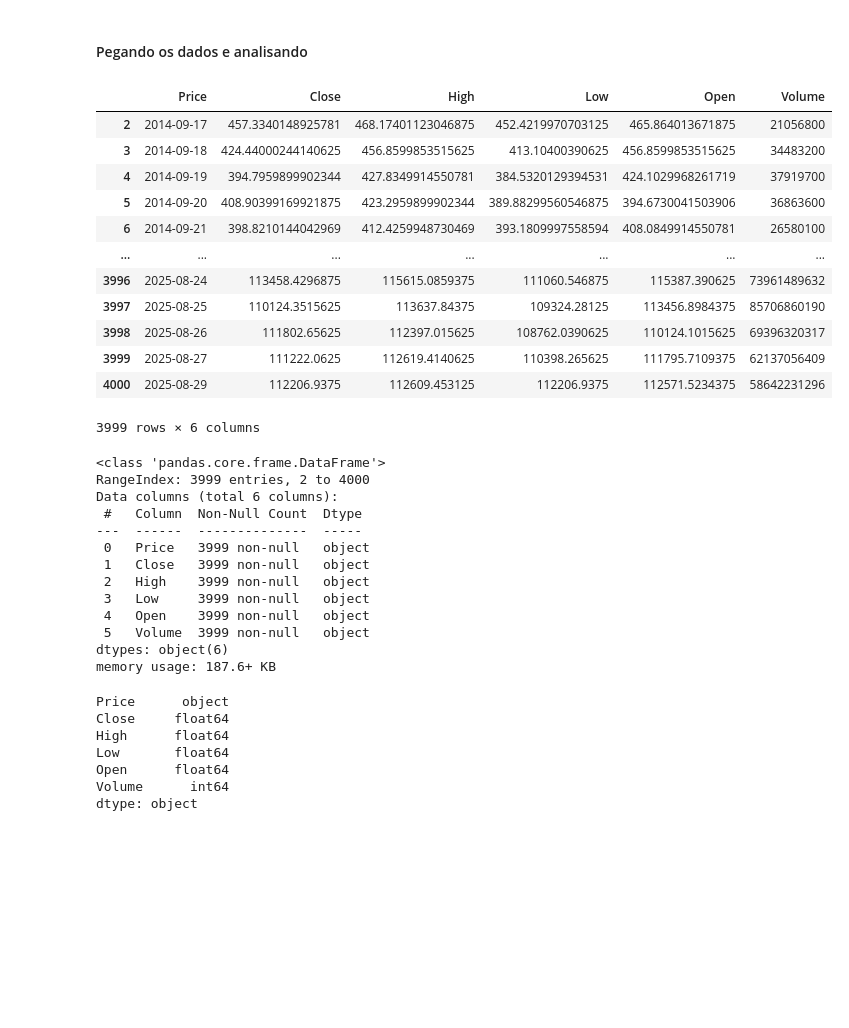
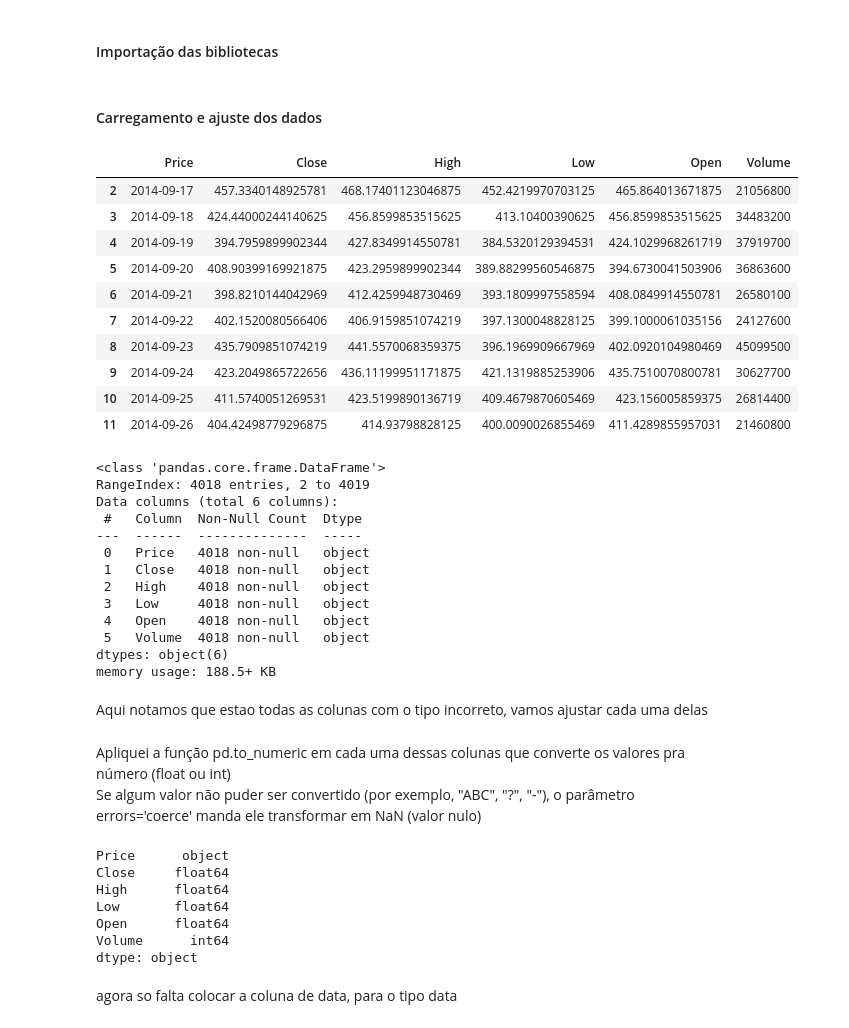
Before and after one commit to gusdiaso/crypto_predict, a Jupyter notebook: bitcoin.ipynb, the cells around one changed output. Cells and saved outputs as stored; diff of their text form; code cells hidden in the pictures; blank space fills up the shorter version.

```diff
--- a/bitcoin.ipynb
+++ b/bitcoin.ipynb
@@ -1,2 +1,2 @@
-# %% [markdown]
-#### Pegando os dados e analisando
+# %% [markdown]
+#### Importação das bibliotecas
@@ -3,38 +9,38 @@
+# %% [markdown]
+#### Carregamento e ajuste dos dados
 # %%
-import pandas as pd
-
-bitcoin = pd.read_csv('./data/BTC-USD.csv')
-bitcoin = bitcoin.iloc[2:,:]
-bitcoin
+df = pd.read_csv('./data/BTC-USD.csv')
+df = df.iloc[2:,:]
+df.head(10)
 # %% [output]
 |  | Price | Close | High | Low | Open | Volume |
 | 2 | 2014-09-17 | 457.3340148925781 | 468.17401123046875 | 452.4219970703125 | 465.864013671875 | 21056800 |
 | 3 | 2014-09-18 | 424.44000244140625 | 456.8599853515625 | 413.10400390625 | 456.8599853515625 | 34483200 |
 | 4 | 2014-09-19 | 394.7959899902344 | 427.8349914550781 | 384.5320129394531 | 424.1029968261719 | 37919700 |
 | 5 | 2014-09-20 | 408.90399169921875 | 423.2959899902344 | 389.88299560546875 | 394.6730041503906 | 36863600 |
 | 6 | 2014-09-21 | 398.8210144042969 | 412.4259948730469 | 393.1809997558594 | 408.0849914550781 | 26580100 |
-| ... | ... | ... | ... | ... | ... | ... |
-| 3996 | 2025-08-24 | 113458.4296875 | 115615.0859375 | 111060.546875 | 115387.390625 | 73961489632 |
-| 3997 | 2025-08-25 | 110124.3515625 | 113637.84375 | 109324.28125 | 113456.8984375 | 85706860190 |
-| 3998 | 2025-08-26 | 111802.65625 | 112397.015625 | 108762.0390625 | 110124.1015625 | 69396320317 |
-| 3999 | 2025-08-27 | 111222.0625 | 112619.4140625 | 110398.265625 | 111795.7109375 | 62137056409 |
-| 4000 | 2025-08-29 | 112206.9375 | 112609.453125 | 112206.9375 | 112571.5234375 | 58642231296 |
+| 7 | 2014-09-22 | 402.1520080566406 | 406.9159851074219 | 397.1300048828125 | 399.1000061035156 | 24127600 |
+| 8 | 2014-09-23 | 435.7909851074219 | 441.5570068359375 | 396.1969909667969 | 402.0920104980469 | 45099500 |
+| 9 | 2014-09-24 | 423.2049865722656 | 436.11199951171875 | 421.1319885253906 | 435.7510070800781 | 30627700 |
+| 10 | 2014-09-25 | 411.5740051269531 | 423.5199890136719 | 409.4679870605469 | 423.156005859375 | 26814400 |
+| 11 | 2014-09-26 | 404.42498779296875 | 414.93798828125 | 400.0090026855469 | 411.4289855957031 | 21460800 |
-3999 rows × 6 columns
 # %%
-bitcoin.info()
+df.info()
 # %% [output]
 <class 'pandas.core.frame.DataFrame'>
-RangeIndex: 3999 entries, 2 to 4000
+RangeIndex: 4018 entries, 2 to 4019
 Data columns (total 6 columns):
  #   Column  Non-Null Count  Dtype
 ---  ------  --------------  -----
- 0   Price   3999 non-null   object
- 1   Close   3999 non-null   object
- 2   High    3999 non-null   object
- 3   Low     3999 non-null   object
- 4   Open    3999 non-null   object
- 5   Volume  3999 non-null   object
+ 0   Price   4018 non-null   object
+ 1   Close   4018 non-null   object
+ 2   High    4018 non-null   object
+ 3   Low     4018 non-null   object
+ 4   Open    4018 non-null   object
+ 5   Volume  4018 non-null   object
 dtypes: object(6)
-memory usage: 187.6+ KB
+memory usage: 188.5+ KB
+# %% [markdown]
+Aqui notamos que estao todas as colunas com o tipo incorreto, vamos ajustar cada uma delas
 # %%
 cols = ['Close', 'High', 'Low', 'Open', 'Volume']
@@ -42 +48,4 @@ bitcoin[cols] = bitcoin[cols].apply(pd.to_numeric, errors='coerce')
+# %% [markdown]
+Apliquei a função pd.to_numeric em cada uma dessas colunas que converte os valores pra número (float ou int)<br>
+Se algum valor não puder ser convertido (por exemplo, "ABC", "?", "-"), o parâmetro errors='coerce' manda ele transformar em NaN (valor nulo)
 # %%
@@ -49,3 +58,5 @@ Low       float64
 Open      float64
 Volume      int64
 dtype: object
+# %% [markdown]
+agora so falta colocar a coluna de data, para o tipo data
```
Also changed, not shown: parts of 21 cells of this notebook, 5 other files.
